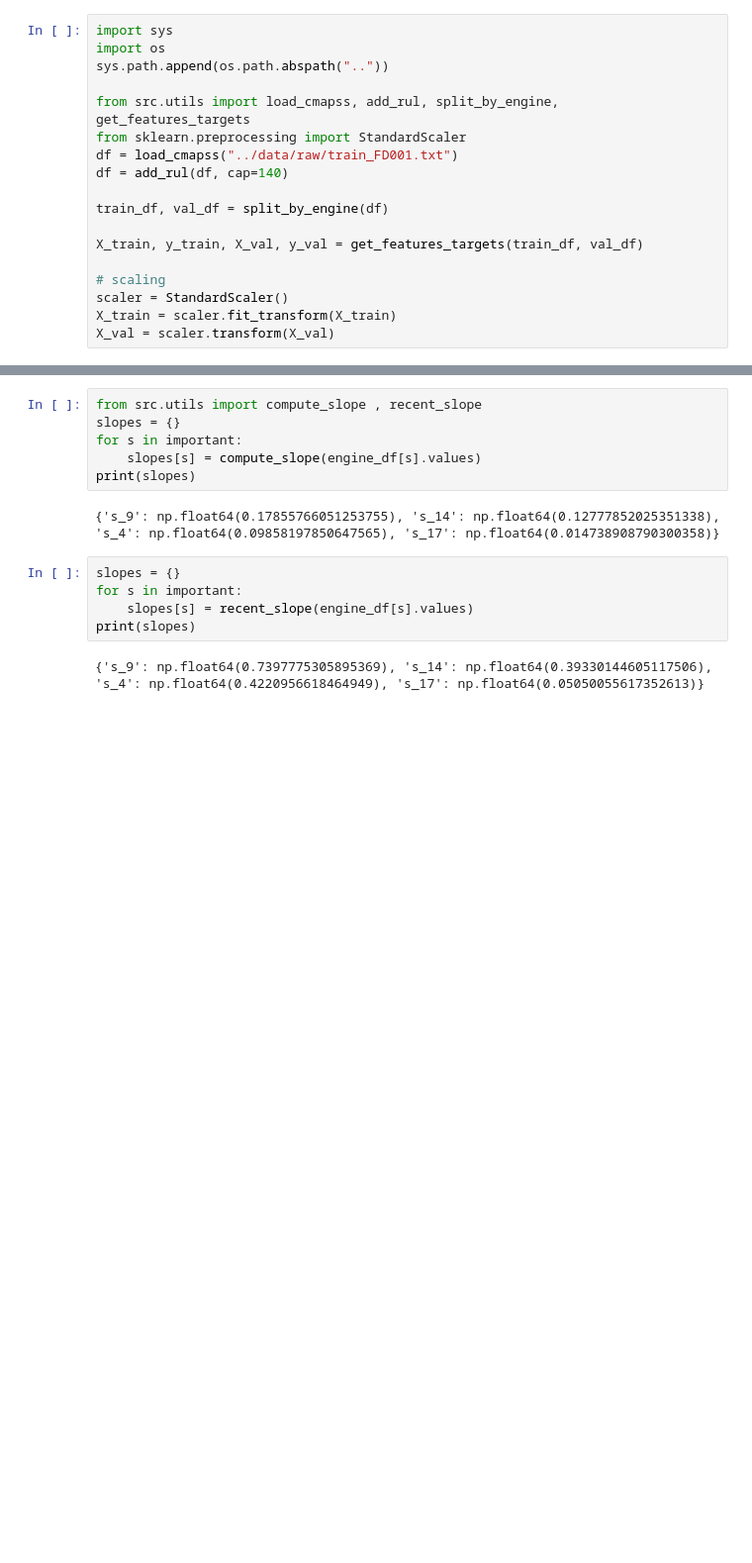
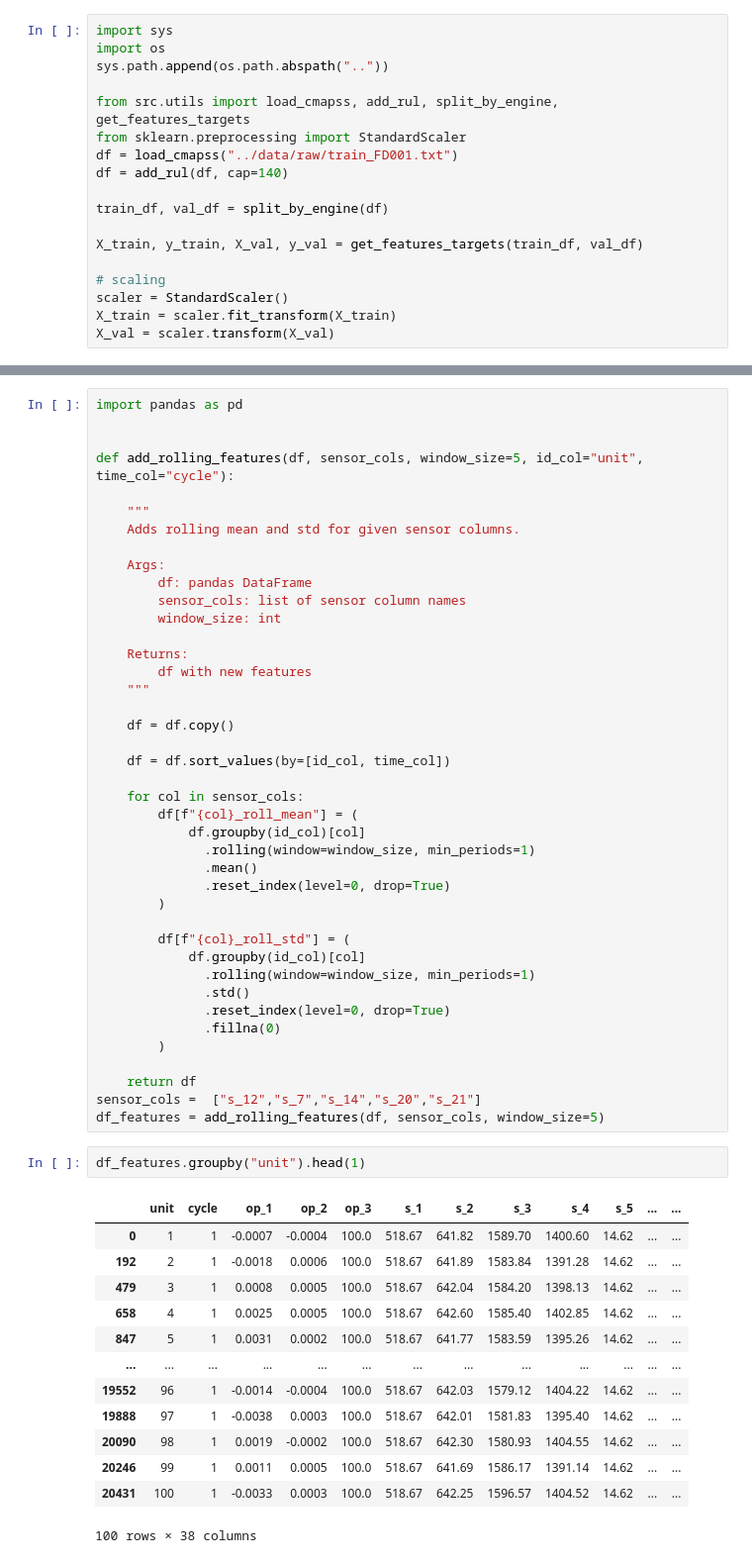
Before and after one commit to dev121-python/vehicle-predictive-maintenance, a Jupyter notebook: notebooks/03_feature_engineering.ipynb, the cells around one changed output, grey strips where cells are left out. Shown at 99% size. Saved outputs shown, nothing was run; the diff lists cells and outputs as text; blank space fills up the shorter version.

```diff
--- a/notebooks/03_feature_engineering.ipynb
+++ b/notebooks/03_feature_engineering.ipynb
@@ -57,15 +51,57 @@ for s in important:
-# %%
-from src.utils import compute_slope , recent_slope
-slopes = {}
-for s in important:
-    slopes[s] = compute_slope(engine_df[s].values)
-print(slopes)
-# %% [output]
-{'s_9': np.float64(0.17855766051253755), 's_14': np.float64(0.12777852025351338), 's_4': np.float64(0.09858197850647565), 's_17': np.float64(0.014738908790300358)}
-# %%
-slopes = {}
-for s in important:
-    slopes[s] = recent_slope(engine_df[s].values)
-print(slopes)
-# %% [output]
-{'s_9': np.float64(0.7397775305895369), 's_14': np.float64(0.39330144605117506), 's_4': np.float64(0.4220956618464949), 's_17': np.float64(0.05050055617352613)}
+# %%
+import pandas as pd
+
+
+def add_rolling_features(df, sensor_cols, window_size=5, id_col="unit", time_col="cycle"):
+
+    """
+    Adds rolling mean and std for given sensor columns.
+
+    Args:
+        df: pandas DataFrame
+        sensor_cols: list of sensor column names
+        window_size: int
+
+    Returns:
+        df with new features
+    """
+
+    df = df.copy()
+
+    df = df.sort_values(by=[id_col, time_col])
+
+    for col in sensor_cols:
+        df[f"{col}_roll_mean"] = (
+            df.groupby(id_col)[col]
+              .rolling(window=window_size, min_periods=1)
+              .mean()
+              .reset_index(level=0, drop=True)
+        )
+
+        df[f"{col}_roll_std"] = (
+            df.groupby(id_col)[col]
+              .rolling(window=window_size, min_periods=1)
+              .std()
+              .reset_index(level=0, drop=True)
+              .fillna(0)
+        )
+
+    return df
+sensor_cols =  ["s_12","s_7","s_14","s_20","s_21"]
+df_features = add_rolling_features(df, sensor_cols, window_size=5)
+# %%
+df_features.groupby("unit").head(1)
+# %% [output]
+|  | unit | cycle | op_1 | op_2 | op_3 | s_1 | s_2 | s_3 | s_4 | s_5 | ... | ... |
+| 0 | 1 | 1 | -0.0007 | -0.0004 | 100.0 | 518.67 | 641.82 | 1589.70 | 1400.60 | 14.62 | ... | ... |
+| 192 | 2 | 1 | -0.0018 | 0.0006 | 100.0 | 518.67 | 641.89 | 1583.84 | 1391.28 | 14.62 | ... | ... |
+| 479 | 3 | 1 | 0.0008 | 0.0005 | 100.0 | 518.67 | 642.04 | 1584.20 | 1398.13 | 14.62 | ... | ... |
+| 658 | 4 | 1 | 0.0025 | 0.0005 | 100.0 | 518.67 | 642.60 | 1585.40 | 1402.85 | 14.62 | ... | ... |
+| 847 | 5 | 1 | 0.0031 | 0.0002 | 100.0 | 518.67 | 641.77 | 1583.59 | 1395.26 | 14.62 | ... | ... |
+| ... | ... | ... | ... | ... | ... | ... | ... | ... | ... | ... | ... | ... |
+| 19552 | 96 | 1 | -0.0014 | -0.0004 | 100.0 | 518.67 | 642.03 | 1579.12 | 1404.22 | 14.62 | ... | ... |
+| 19888 | 97 | 1 | -0.0038 | 0.0003 | 100.0 | 518.67 | 642.01 | 1581.83 | 1395.40 | 14.62 | ... | ... |
+| 20090 | 98 | 1 | 0.0019 | -0.0002 | 100.0 | 518.67 | 642.30 | 1580.93 | 1404.55 | 14.62 | ... | ... |
+| 20246 | 99 | 1 | 0.0011 | 0.0005 | 100.0 | 518.67 | 641.69 | 1586.17 | 1391.14 | 14.62 | ... | ... |
+| 20431 | 100 | 1 | -0.0033 | 0.0003 | 100.0 | 518.67 | 642.25 | 1596.57 | 1404.52 | 14.62 | ... | ... |
+100 rows × 38 columns
```
Also changed, not shown: parts of 2 cells of this notebook, 4 other files.
